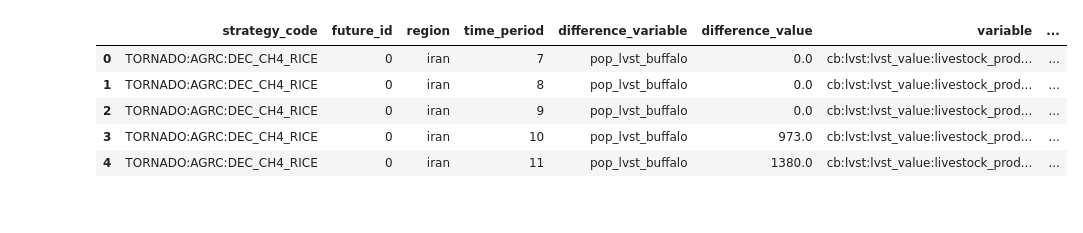
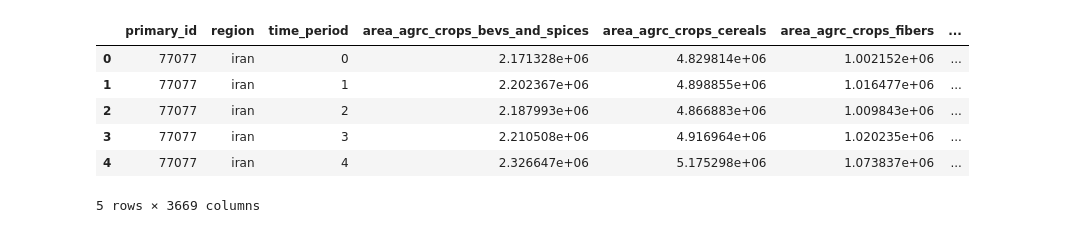
Before and after one commit to milocortes/cb_ssp_refac, a Jupyter notebook: data.ipynb, the cells around one changed output. Cells and saved outputs as stored; diff of their text form; code cells hidden in the pictures.

Commit message:
strategy-cost-instructions-automation

```diff
--- a/data.ipynb
+++ b/data.ipynb
@@ -30,10 +36,11 @@ df_attr_strat.head()
 # %%
-df_out = pd.read_csv('output/cost_benefit_results.csv')
-df_out.head()
+df_iran = pd.read_csv('ssp_output_data/iran_data/ssp_output_data.csv')
+df_iran.head()
 # %% [output]
-|  | strategy_code | future_id | region | time_period | difference_variable | difference_value | variable | ... |
-| 0 | TORNADO:AGRC:DEC_CH4_RICE | 0 | iran | 7 | pop_lvst_buffalo | 0.0 | cb:lvst:lvst_value:livestock_prod... | ... |
-| 1 | TORNADO:AGRC:DEC_CH4_RICE | 0 | iran | 8 | pop_lvst_buffalo | 0.0 | cb:lvst:lvst_value:livestock_prod... | ... |
-| 2 | TORNADO:AGRC:DEC_CH4_RICE | 0 | iran | 9 | pop_lvst_buffalo | 0.0 | cb:lvst:lvst_value:livestock_prod... | ... |
-| 3 | TORNADO:AGRC:DEC_CH4_RICE | 0 | iran | 10 | pop_lvst_buffalo | 973.0 | cb:lvst:lvst_value:livestock_prod... | ... |
-| 4 | TORNADO:AGRC:DEC_CH4_RICE | 0 | iran | 11 | pop_lvst_buffalo | 1380.0 | cb:lvst:lvst_value:livestock_prod... | ... |
+|  | primary_id | region | time_period | area_agrc_crops_bevs_and_spices | area_agrc_crops_cereals | area_agrc_crops_fibers | ... |
+| 0 | 77077 | iran | 0 | 2.171328e+06 | 4.829814e+06 | 1.002152e+06 | ... |
+| 1 | 77077 | iran | 1 | 2.202367e+06 | 4.898855e+06 | 1.016477e+06 | ... |
+| 2 | 77077 | iran | 2 | 2.187993e+06 | 4.866883e+06 | 1.009843e+06 | ... |
+| 3 | 77077 | iran | 3 | 2.210508e+06 | 4.916964e+06 | 1.020235e+06 | ... |
+| 4 | 77077 | iran | 4 | 2.326647e+06 | 5.175298e+06 | 1.073837e+06 | ... |
+5 rows × 3669 columns
```
Also changed, not shown: parts of 27 cells of this notebook, 11 other files.
